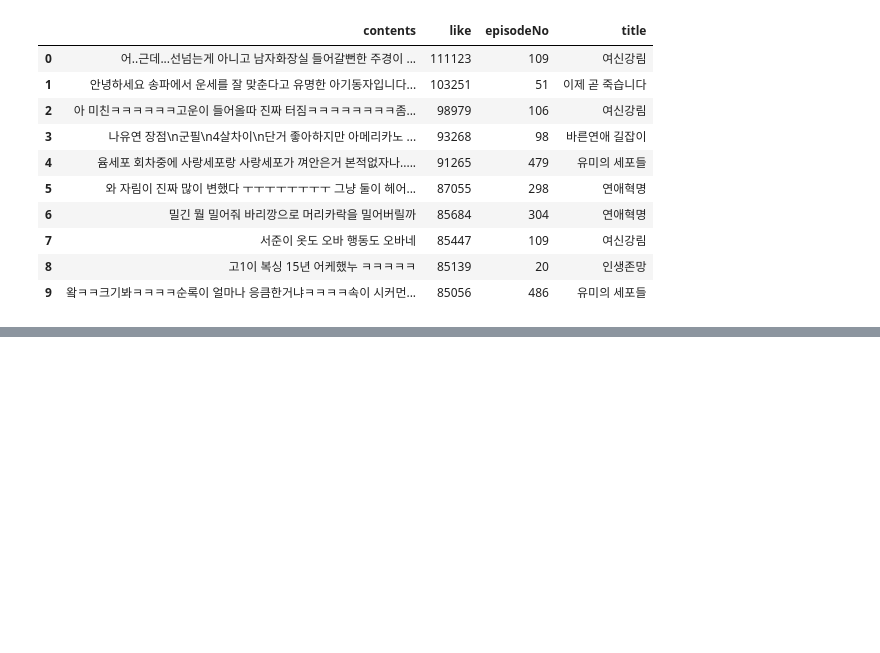
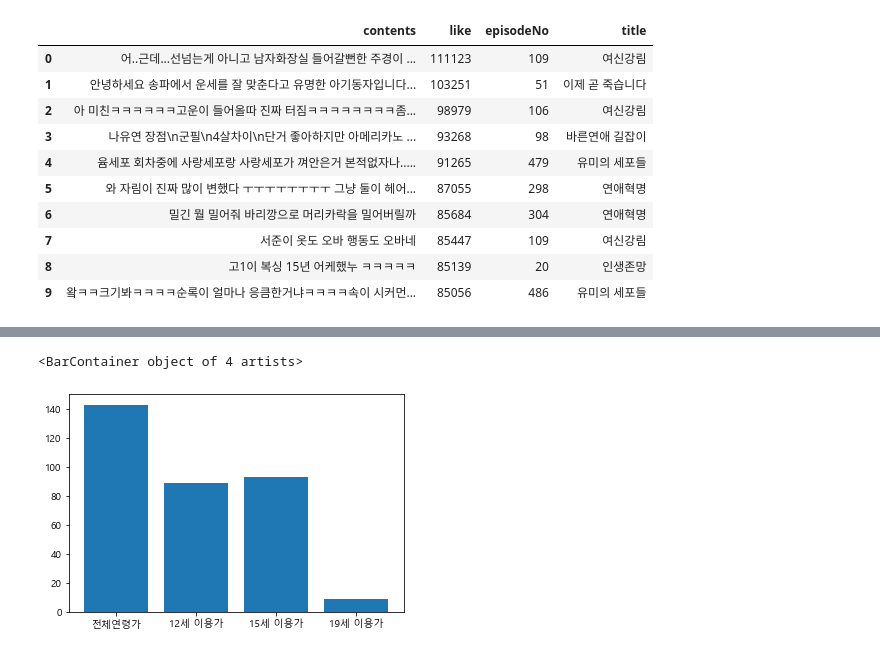
Before and after one commit to 9JIMIN/comic, a Jupyter notebook: collection.ipynb, the cells around one changed output, grey strips where cells are left out. Saved outputs shown, nothing was run; the diff lists cells and outputs as text; code cells hidden in the pictures; blank space fills up the shorter version.

```diff
--- a/collection.ipynb
+++ b/collection.ipynb
@@ -235,0 +515,30 @@ df
+# %%
+webtoons=db['webtoons']
+
+pipeline=[
+    {
+        '$group': {
+            '_id': '$age',
+            'total': {
+                '$sum': 1
+            }
+        }
+    }, {
+        '$set': {
+            'age': '$_id'
+        }
+    }, {
+        '$project': {
+            '_id': 0
+        }
+    }, {
+        '$sort': {
+            'age': 1
+        }
+    }
+]
+
+plist=list(webtoons.aggregate(pipeline))
+
+df=pd.DataFrame(plist)
+df
@@ -235,0 +551,4 @@ df
+# %%
+df['age']=['전체연령가', '12세 이용가', '15세 이용가', '19세 이용가']
+df=df[['age', 'total']]
+df
@@ -235,0 +561,7 @@ df
+# %%
+fig, ax = plt.subplots()
+
+ax.bar(list(df.age), list(df.total))
+# %% [output]
+<BarContainer object of 4 artists>
+[figure, added]
```
Also changed, not shown: parts of 15 cells of this notebook, 6 other files.
